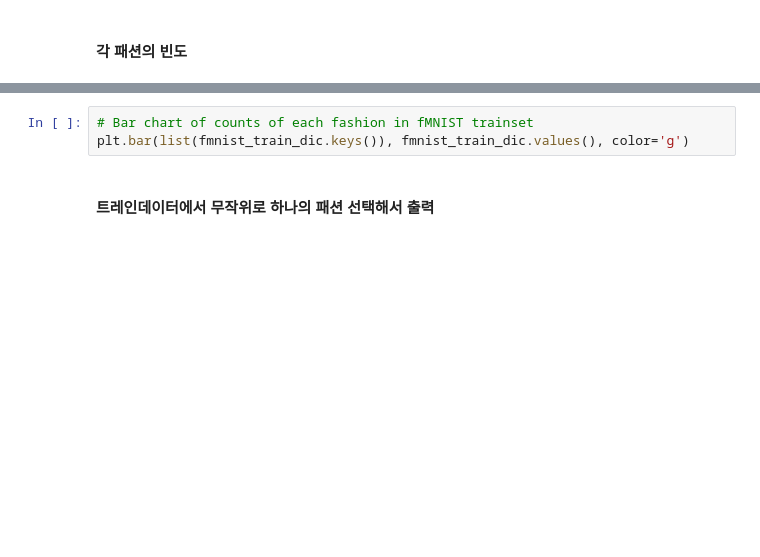
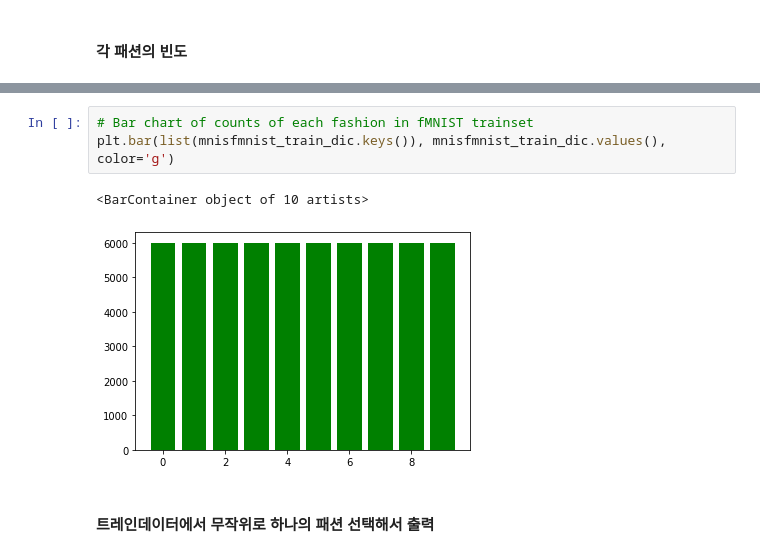
Before and after one commit to choihyungwang/pdm09, a Jupyter notebook: py-tensorflow/tf2_1_datasets_cv_I.ipynb, the cells around one changed output, grey strips where cells are left out. Cells and saved outputs as stored; diff of their text form; blank space fills up the shorter version.

```diff
--- a/py-tensorflow/tf2_1_datasets_cv_I.ipynb
+++ b/py-tensorflow/tf2_1_datasets_cv_I.ipynb
@@ -306,6 +320,9 @@ ft_train_dic
 # %%
 # Bar chart of counts of each fashion in fMNIST trainset
-plt.bar(list(fmnist_train_dic.keys()), fmnist_train_dic.values(), color='g')
+plt.bar(list(mnisfmnist_train_dic.keys()), mnisfmnist_train_dic.values(), color='g')
+# %% [output]
+<BarContainer object of 10 artists>
+[figure, added]
 # %% [markdown]
 #### 트레인데이터에서 무작위로 하나의 패션 선택해서 출력
 # %%
```
Also changed, not shown: parts of 5 cells of this notebook.
